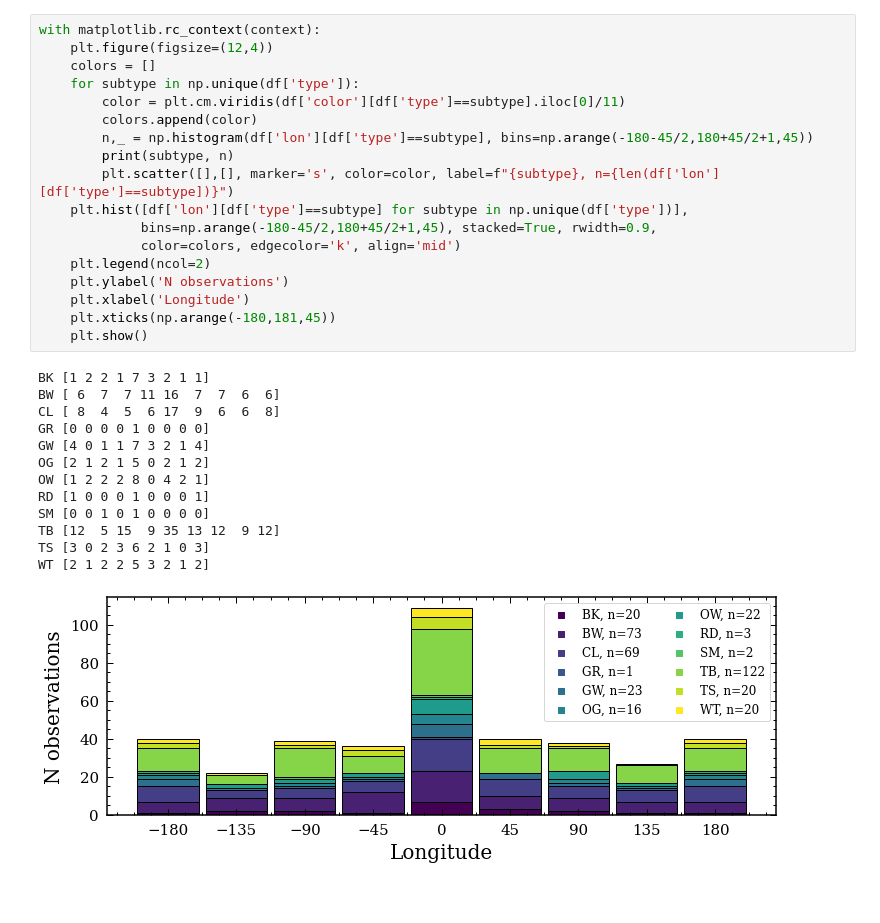
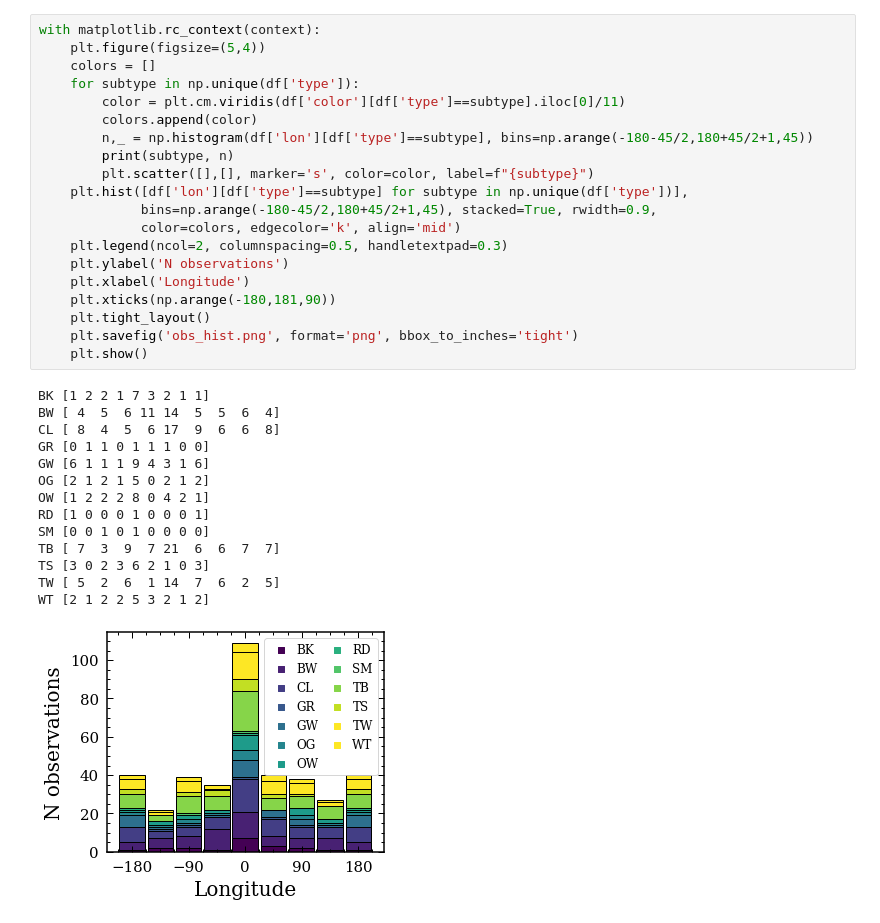
Before and after one commit to lcmayor/floofy-fluxuations, a Jupyter notebook: CatPhases.ipynb, the cells around one changed output. Cells and saved outputs as stored; diff of their text form; blank space fills up the shorter version.

```diff
--- a/CatPhases.ipynb
+++ b/CatPhases.ipynb
@@ -114,35 +70,38 @@ else:
 # %%
 with matplotlib.rc_context(context):
-    plt.figure(figsize=(12,4))
+    plt.figure(figsize=(5,4))
     colors = []
     for subtype in np.unique(df['type']):
         color = plt.cm.viridis(df['color'][df['type']==subtype].iloc[0]/11)
         colors.append(color)
         n,_ = np.histogram(df['lon'][df['type']==subtype], bins=np.arange(-180-45/2,180+45/2+1,45))
         print(subtype, n)
-        plt.scatter([],[], marker='s', color=color, label=f"{subtype}, n={len(df['lon'][df['type']==subtype])}")
+        plt.scatter([],[], marker='s', color=color, label=f"{subtype}")
     plt.hist([df['lon'][df['type']==subtype] for subtype in np.unique(df['type'])],
              bins=np.arange(-180-45/2,180+45/2+1,45), stacked=True, rwidth=0.9,
              color=colors, edgecolor='k', align='mid')
-    plt.legend(ncol=2)
+    plt.legend(ncol=2, columnspacing=0.5, handletextpad=0.3)
     plt.ylabel('N observations')
     plt.xlabel('Longitude')
-    plt.xticks(np.arange(-180,181,45))
+    plt.xticks(np.arange(-180,181,90))
+    plt.tight_layout()
+    plt.savefig('obs_hist.png', format='png', bbox_to_inches='tight')
     plt.show()
 # %% [output]
 BK [1 2 2 1 7 3 2 1 1]
-BW [ 6  7  7 11 16  7  7  6  6]
+BW [ 4  5  6 11 14  5  5  6  4]
 CL [ 8  4  5  6 17  9  6  6  8]
-GR [0 0 0 0 1 0 0 0 0]
-GW [4 0 1 1 7 3 2 1 4]
+GR [0 1 1 0 1 1 1 0 0]
+GW [6 1 1 1 9 4 3 1 6]
 OG [2 1 2 1 5 0 2 1 2]
 OW [1 2 2 2 8 0 4 2 1]
 RD [1 0 0 0 1 0 0 0 1]
 SM [0 0 1 0 1 0 0 0 0]
-TB [12  5 15  9 35 13 12  9 12]
+TB [ 7  3  9  7 21  6  6  7  7]
 TS [3 0 2 3 6 2 1 0 3]
+TW [ 5  2  6  1 14  7  6  2  5]
 WT [2 1 2 2 5 3 2 1 2]
-[figure, old version]
+[figure, new version]
 # %%
 with matplotlib.rc_context(context):
     fig, ax = plt.subplots(1,3, figsize=(12,4))
```
Also changed, not shown: parts of 7 cells of this notebook, 1 other file.
